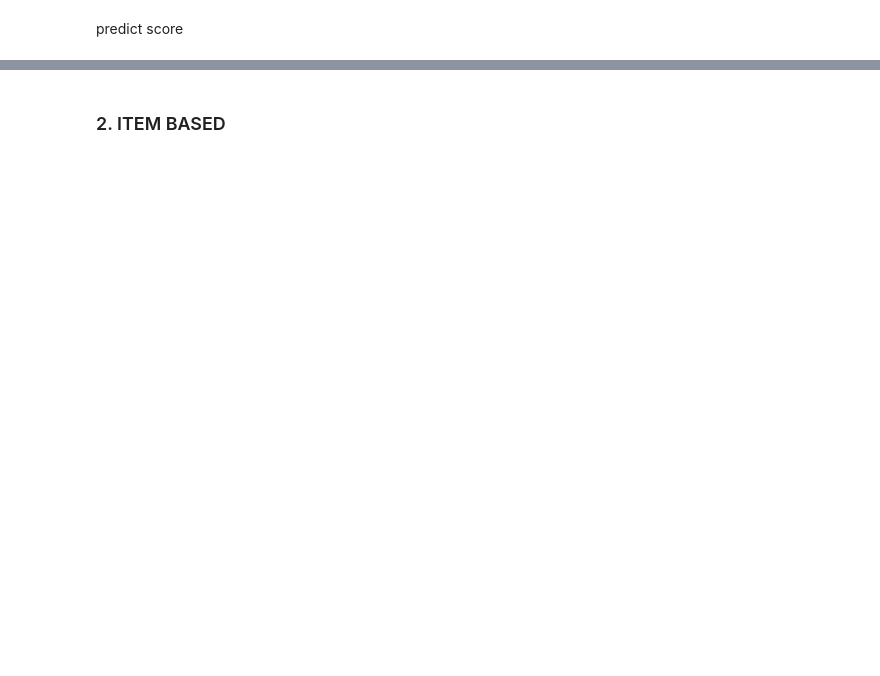
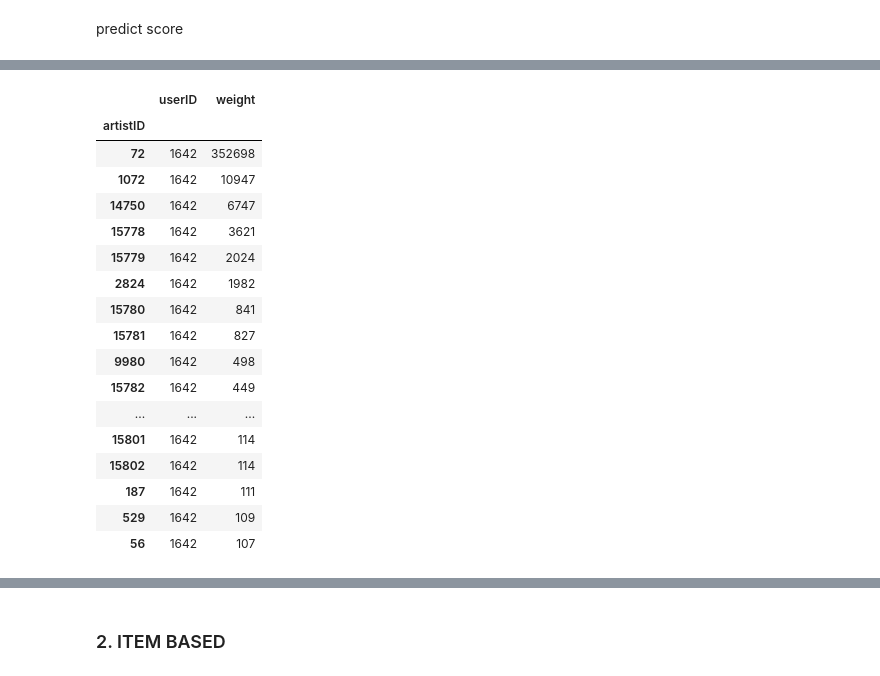
Before and after one commit to beasicilia14/ML3_Project2, a Jupyter notebook: ml3_project2.ipynb, the cells around one changed output, grey strips where cells are left out. Cells and saved outputs as stored; diff of their text form; code cells hidden in the pictures; blank space fills up the shorter version.

```diff
--- a/ml3_project2.ipynb
+++ b/ml3_project2.ipynb
@@ -502,0 +432,23 @@ ranked_item_score.head(m)
+# %%
+users = df_item_10k.groupby('userID')
+users.head()
+users.get_group(1642)
+# %% [output]
+|  | userID | weight |
+| artistID |  |  |
+| 72 | 1642 | 352698 |
+| 1072 | 1642 | 10947 |
+| 14750 | 1642 | 6747 |
+| 15778 | 1642 | 3621 |
+| 15779 | 1642 | 2024 |
+| 2824 | 1642 | 1982 |
+| 15780 | 1642 | 841 |
+| 15781 | 1642 | 827 |
+| 9980 | 1642 | 498 |
+| 15782 | 1642 | 449 |
+| ... | ... | ... |
+| 15801 | 1642 | 114 |
+| 15802 | 1642 | 114 |
+| 187 | 1642 | 111 |
+| 529 | 1642 | 109 |
+| 56 | 1642 | 107 |
```
Also changed, not shown: parts of 75 cells of this notebook, 2 other files.
